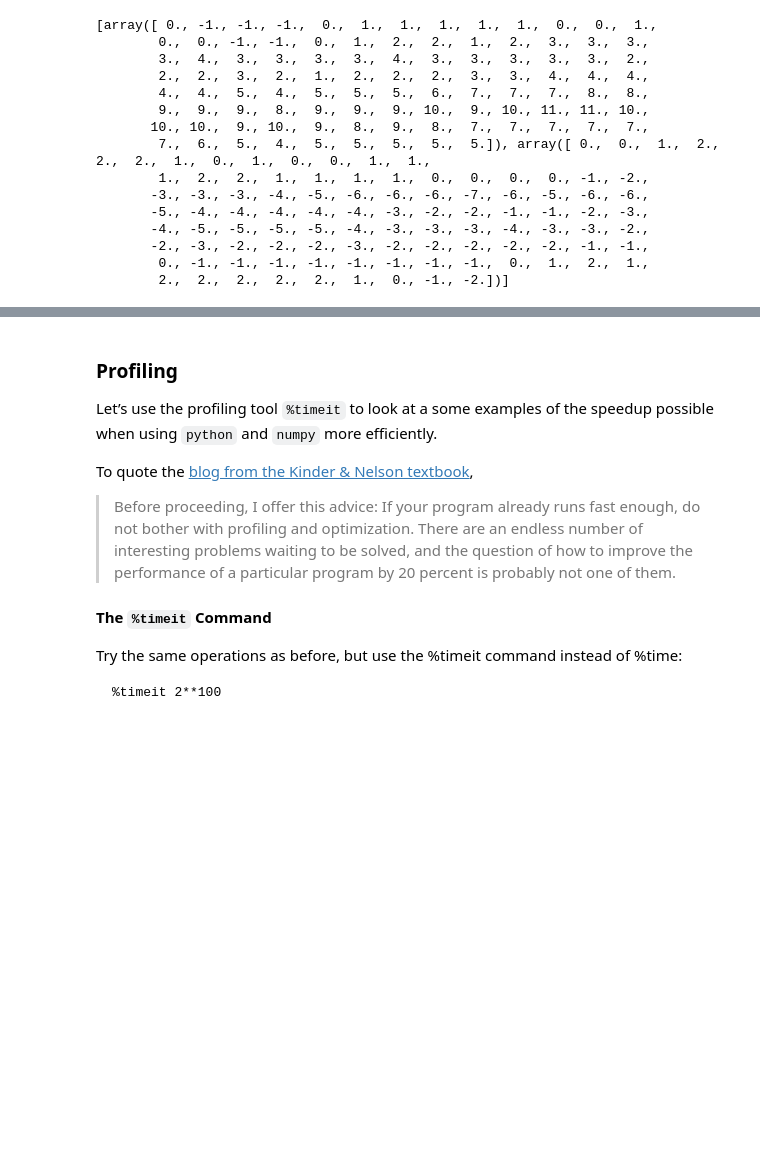
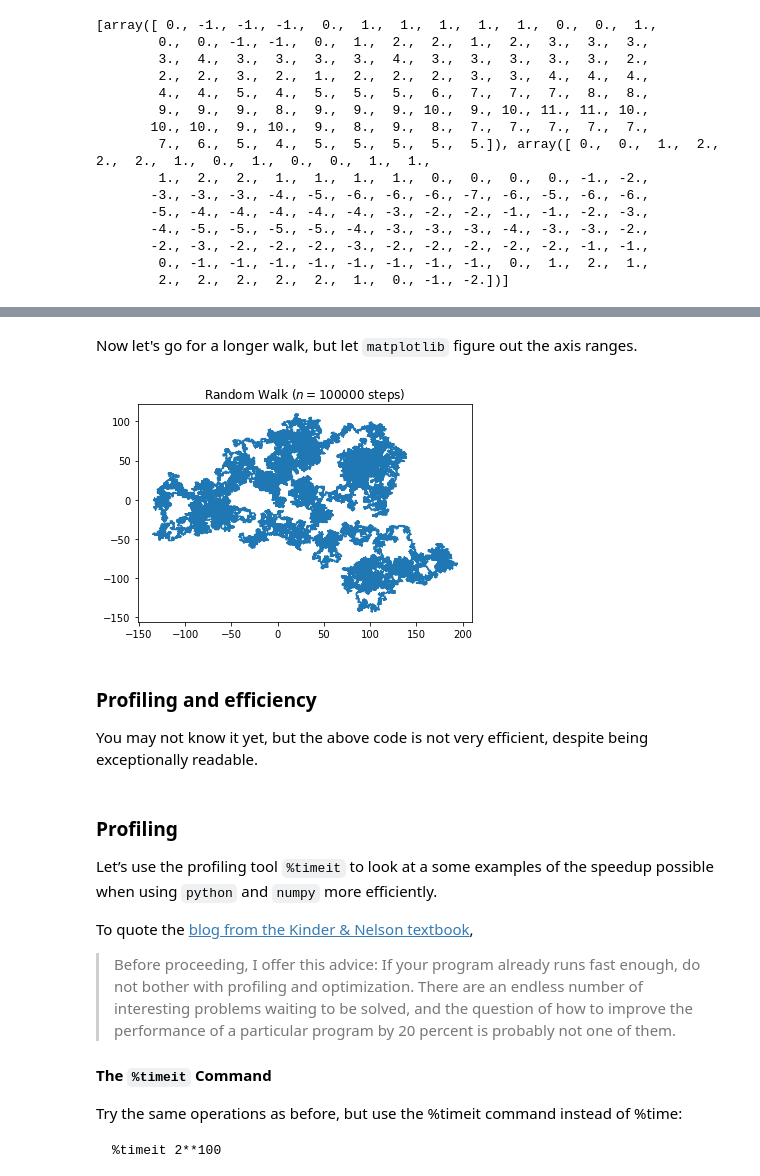
Before and after one commit to UChicagoPhysics/PHYS250, a Jupyter notebook: Examples/RandomWalking.ipynb, the cells around one changed output, grey strips where cells are left out. Saved outputs shown, nothing was run; the diff lists cells and outputs as text; code cells hidden in the pictures; blank space fills up the shorter version.

Commit message:
Update RandomWalkers

```diff
--- a/Examples/RandomWalking.ipynb
+++ b/Examples/RandomWalking.ipynb
@@ -98,3 +118,16 @@ plt.show()
+# %% [markdown]
+Now let's go for a longer walk, but let `matplotlib` figure out the axis ranges.
+# %%
+walk = randomWalk(nsteps)
+plt.plot(walk[0],walk[1],label= 'Random walk')
+plt.title("Random Walk ($n = " + str(nsteps) + "$ steps)")
+plt.show()
+# %% [output]
+[figure, added]
+# %% [markdown]
+### Profiling and efficiency
+
+You may not know it yet, but the above code is not very efficient, despite being exceptionally readable.
 # %%
 def efficientWalk(nsteps,debug=False):
 
```
Also changed, not shown: parts of 2 cells of this notebook.
